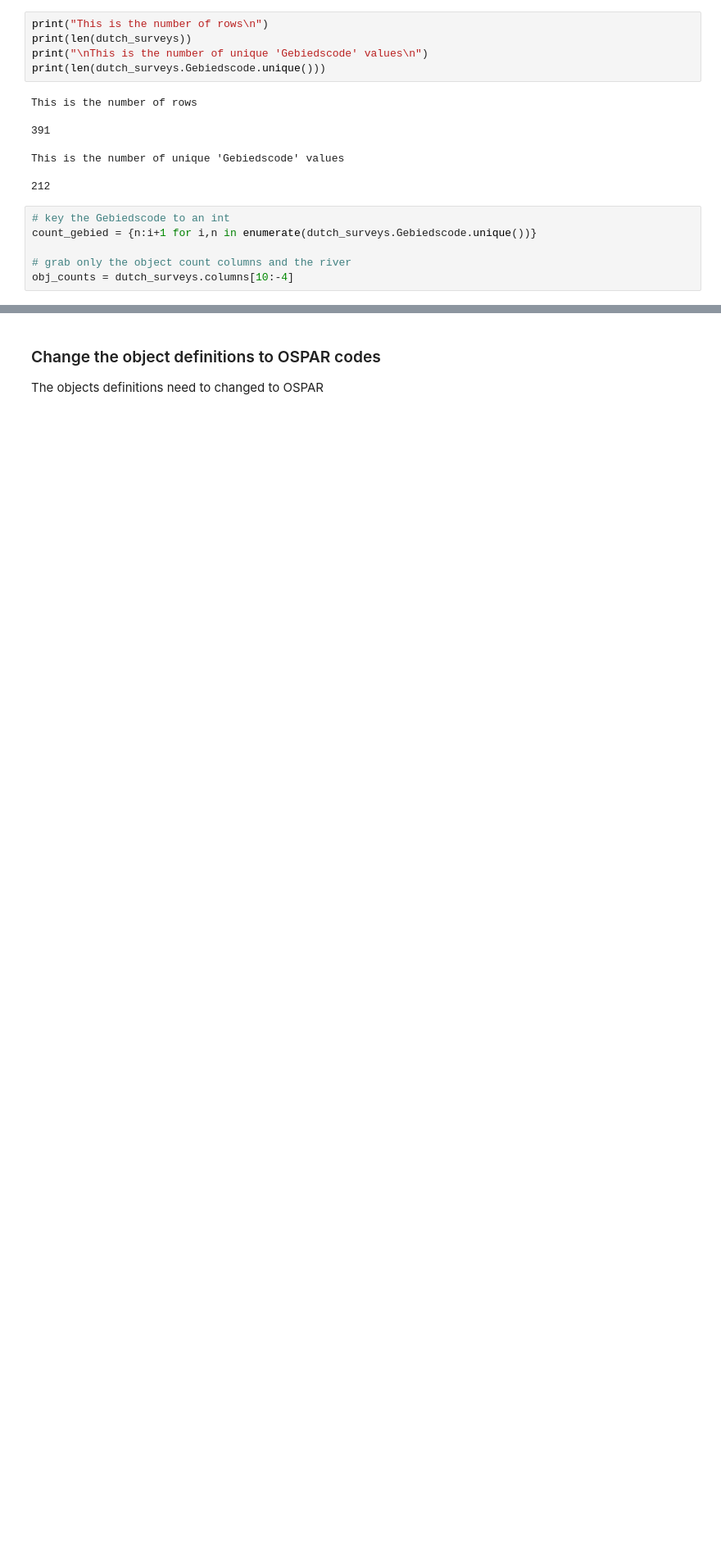
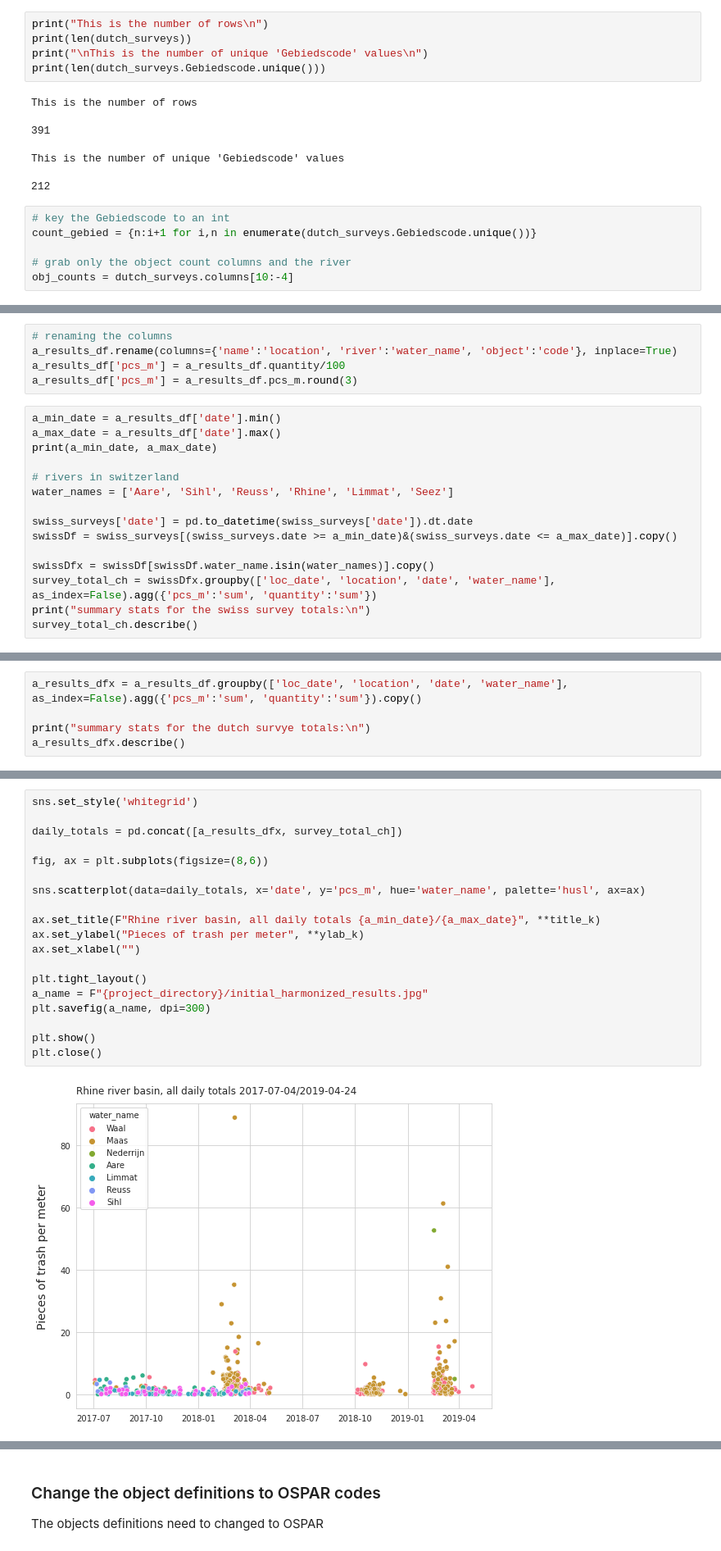
Before and after one commit to hammerdirt-analyst/rhinecode, a Jupyter notebook: harmonizesurveyresults.ipynb, the cells around one changed output, grey strips where cells are left out. Shown at 82% size. Saved outputs shown, nothing was run; the diff lists cells and outputs as text; blank space fills up the shorter version.

Commit message:
initial harmonized results and dailyt totals

```diff
--- a/harmonizesurveyresults.ipynb
+++ b/harmonizesurveyresults.ipynb
@@ -285,0 +396,20 @@ Name: quantity, dtype: float64
+# %%
+# renaming the columns
+a_results_df.rename(columns={'name':'location', 'river':'water_name', 'object':'code'}, inplace=True)
+a_results_df['pcs_m'] = a_results_df.quantity/100
+a_results_df['pcs_m'] = a_results_df.pcs_m.round(3)
+# %%
+a_min_date = a_results_df['date'].min()
+a_max_date = a_results_df['date'].max()
+print(a_min_date, a_max_date)
+
+# rivers in switzerland
+water_names = ['Aare', 'Sihl', 'Reuss', 'Rhine', 'Limmat', 'Seez']
+
+swiss_surveys['date'] = pd.to_datetime(swiss_surveys['date']).dt.date
+swissDf = swiss_surveys[(swiss_surveys.date >= a_min_date)&(swiss_surveys.date <= a_max_date)].copy()
+
+swissDfx = swissDf[swissDf.water_name.isin(water_names)].copy()
+survey_total_ch = swissDfx.groupby(['loc_date', 'location', 'date', 'water_name'], as_index=False).agg({'pcs_m':'sum', 'quantity':'sum'})
+print("summary stats for the swiss survey totals:\n")
+survey_total_ch.describe()
@@ -285,0 +428,5 @@ Name: quantity, dtype: float64
+# %%
+a_results_dfx = a_results_df.groupby(['loc_date', 'location', 'date', 'water_name'], as_index=False).agg({'pcs_m':'sum', 'quantity':'sum'}).copy()
+
+print("summary stats for the dutch survye totals:\n")
+a_results_dfx.describe()
@@ -285,0 +444,21 @@ Name: quantity, dtype: float64
+# %%
+sns.set_style('whitegrid')
+
+daily_totals = pd.concat([a_results_dfx, survey_total_ch])
+
+fig, ax = plt.subplots(figsize=(8,6))
+
+sns.scatterplot(data=daily_totals, x='date', y='pcs_m', hue='water_name', palette='husl', ax=ax)
+
+ax.set_title(F"Rhine river basin, all daily totals {a_min_date}/{a_max_date}", **title_k)
+ax.set_ylabel("Pieces of trash per meter", **ylab_k)
+ax.set_xlabel("")
+
+plt.tight_layout()
+a_name = F"{project_directory}/initial_harmonized_results.jpg"
+plt.savefig(a_name, dpi=300)
+
+plt.show()
+plt.close()
+# %% [output]
+[figure, added]
```
Also changed, not shown: parts of 15 cells of this notebook, 6 other files.
